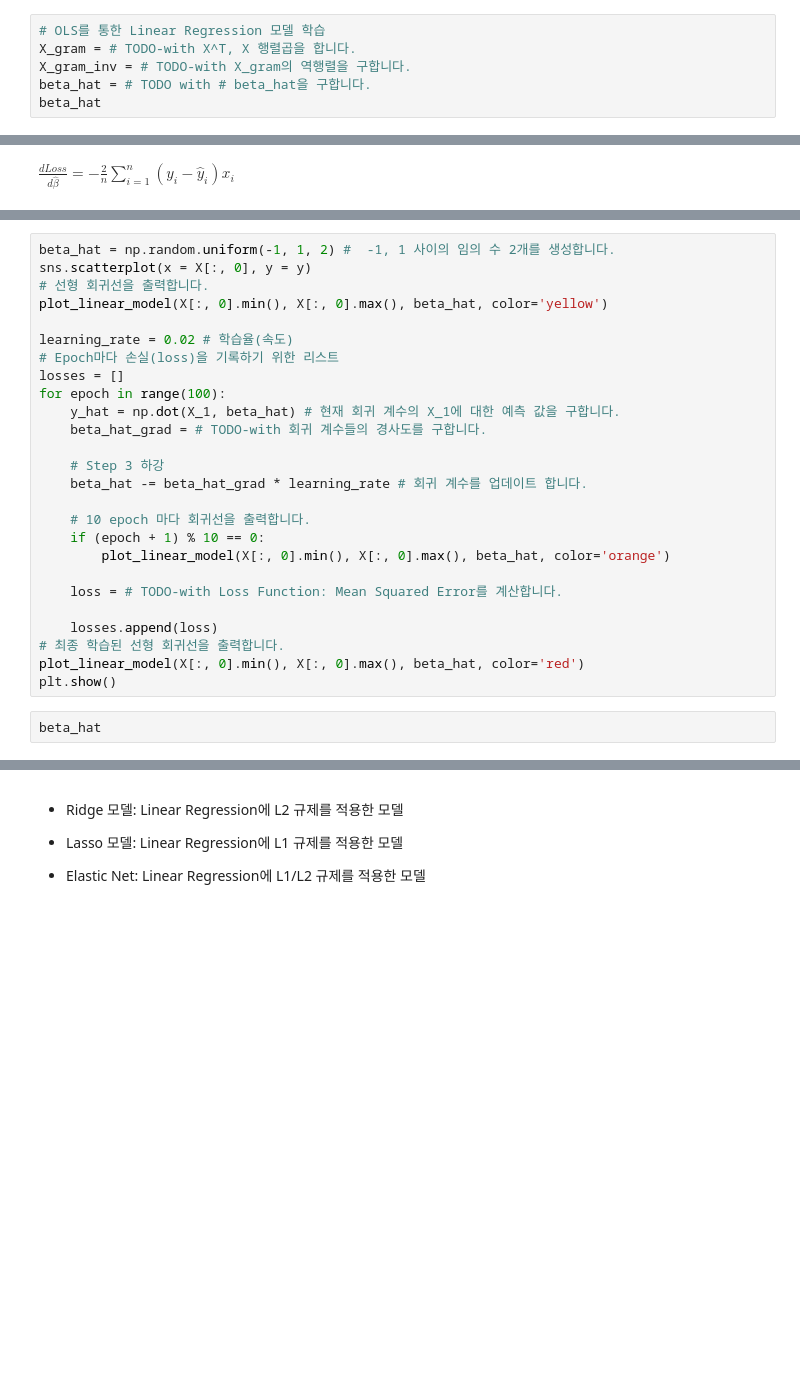
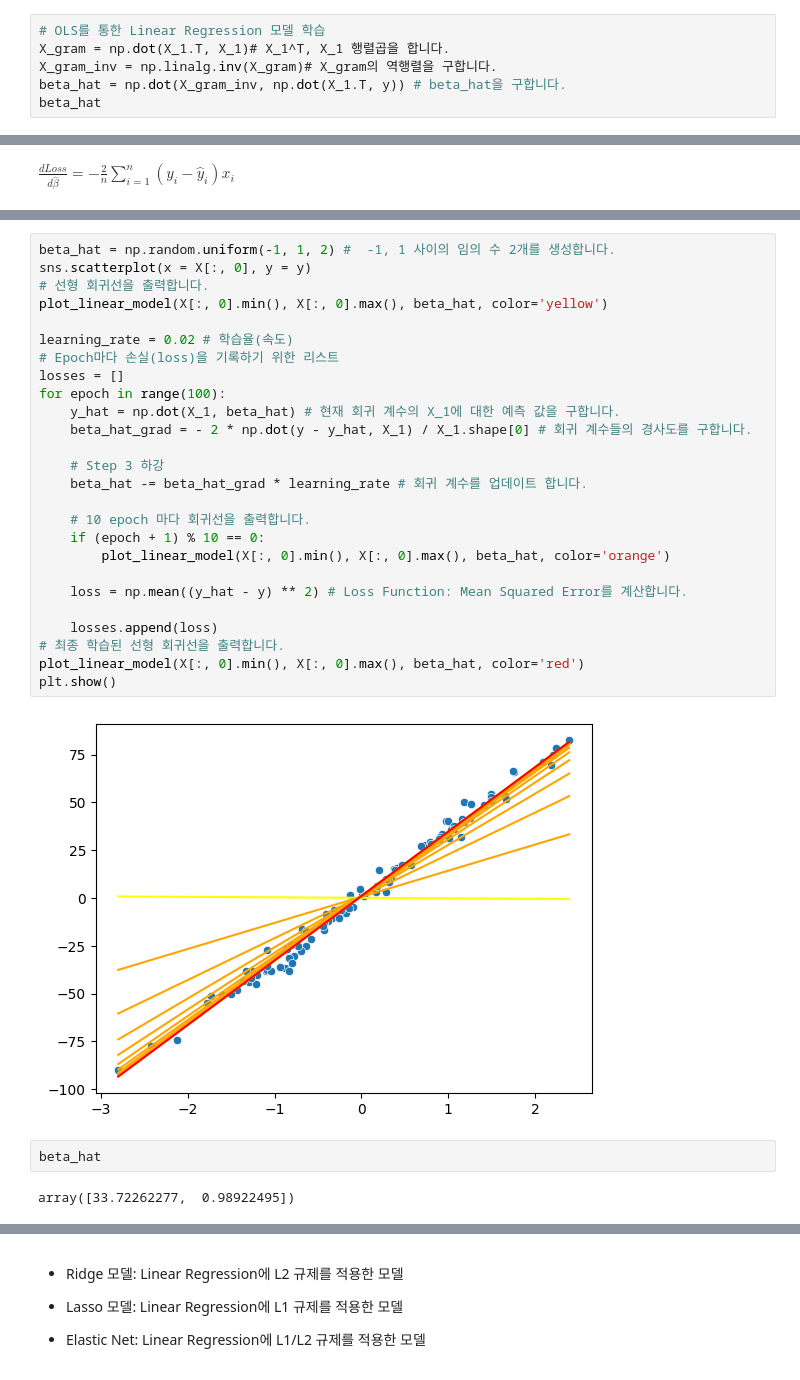
Before and after one commit to sunkusun9/rcmd_2503, a Jupyter notebook: 3.머신 러닝.ipynb, the cells around one changed output, grey strips where cells are left out. Saved outputs shown, nothing was run; the diff lists cells and outputs as text; blank space fills up the shorter version.

```diff
--- a/3.머신 러닝.ipynb
+++ b/3.머신 러닝.ipynb
@@ -307,6 +355,6 @@ X_1[:5]
 # %%
 # OLS를 통한 Linear Regression 모델 학습
-X_gram = # TODO-with X^T, X 행렬곱을 합니다.
-X_gram_inv = # TODO-with X_gram의 역행렬을 구합니다.
-beta_hat = # TODO with # beta_hat을 구합니다.
+X_gram = np.dot(X_1.T, X_1)# X_1^T, X_1 행렬곱을 합니다.
+X_gram_inv = np.linalg.inv(X_gram)# X_gram의 역행렬을 구합니다.
+beta_hat = np.dot(X_gram_inv, np.dot(X_1.T, y)) # beta_hat을 구합니다.
 beta_hat
@@ -381,31 +462,35 @@ beta_hat_grad
 # %%
 beta_hat = np.random.uniform(-1, 1, 2) #  -1, 1 사이의 임의 수 2개를 생성합니다.
 sns.scatterplot(x = X[:, 0], y = y)
 # 선형 회귀선을 출력합니다.
 plot_linear_model(X[:, 0].min(), X[:, 0].max(), beta_hat, color='yellow')
 
 learning_rate = 0.02 # 학습율(속도)
 # Epoch마다 손실(loss)을 기록하기 위한 리스트
 losses = []
 for epoch in range(100):
     y_hat = np.dot(X_1, beta_hat) # 현재 회귀 계수의 X_1에 대한 예측 값을 구합니다.
-    beta_hat_grad = # TODO-with 회귀 계수들의 경사도를 구합니다.
+    beta_hat_grad = - 2 * np.dot(y - y_hat, X_1) / X_1.shape[0] # 회귀 계수들의 경사도를 구합니다.
 
     # Step 3 하강
     beta_hat -= beta_hat_grad * learning_rate # 회귀 계수를 업데이트 합니다.
 
     # 10 epoch 마다 회귀선을 출력합니다.
     if (epoch + 1) % 10 == 0:
         plot_linear_model(X[:, 0].min(), X[:, 0].max(), beta_hat, color='orange')
 
-    loss = # TODO-with Loss Function: Mean Squared Error를 계산합니다.
+    loss = np.mean((y_hat - y) ** 2) # Loss Function: Mean Squared Error를 계산합니다.
 
     losses.append(loss)
 # 최종 학습된 선형 회귀선을 출력합니다.
 plot_linear_model(X[:, 0].min(), X[:, 0].max(), beta_hat, color='red')
 plt.show()
+# %% [output]
+[figure, added]
 # %%
 beta_hat
+# %% [output]
+array([33.72262277,  0.98922495])
 # %%
 # 경사하강법의 반복횟수(Epoch)에 따른 손실을 출력합니다.
 sns.lineplot(losses)
```
Also changed, not shown: parts of 20 cells of this notebook.
